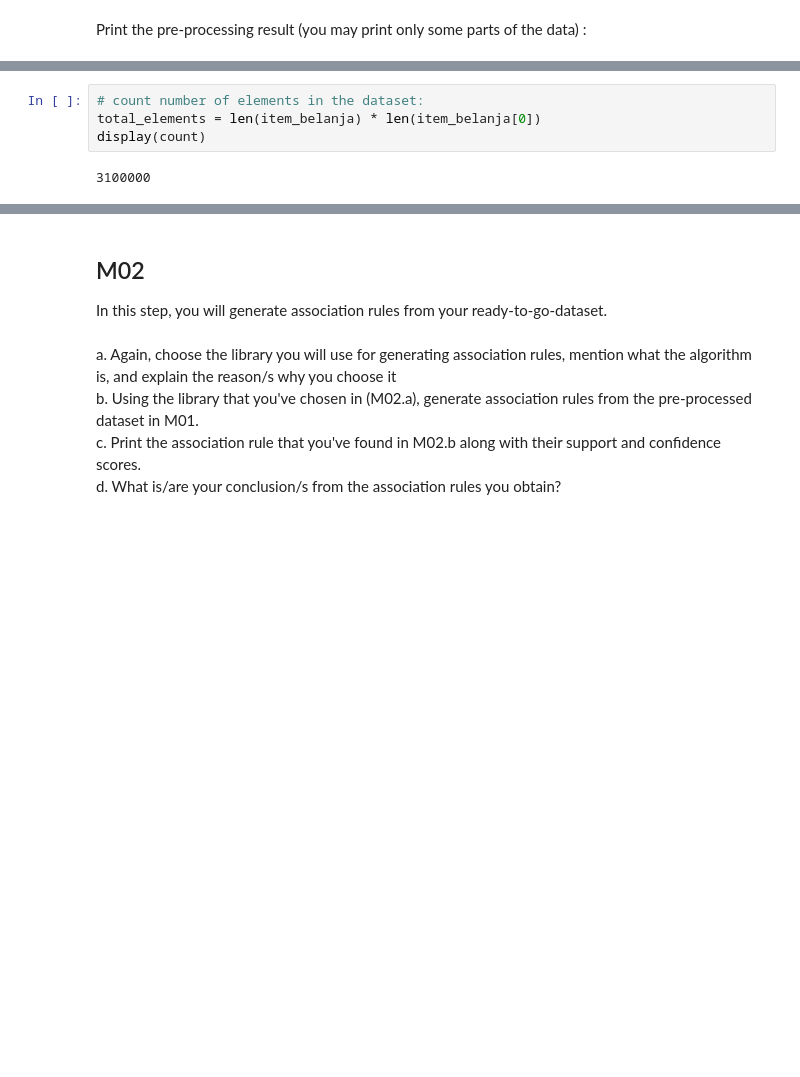
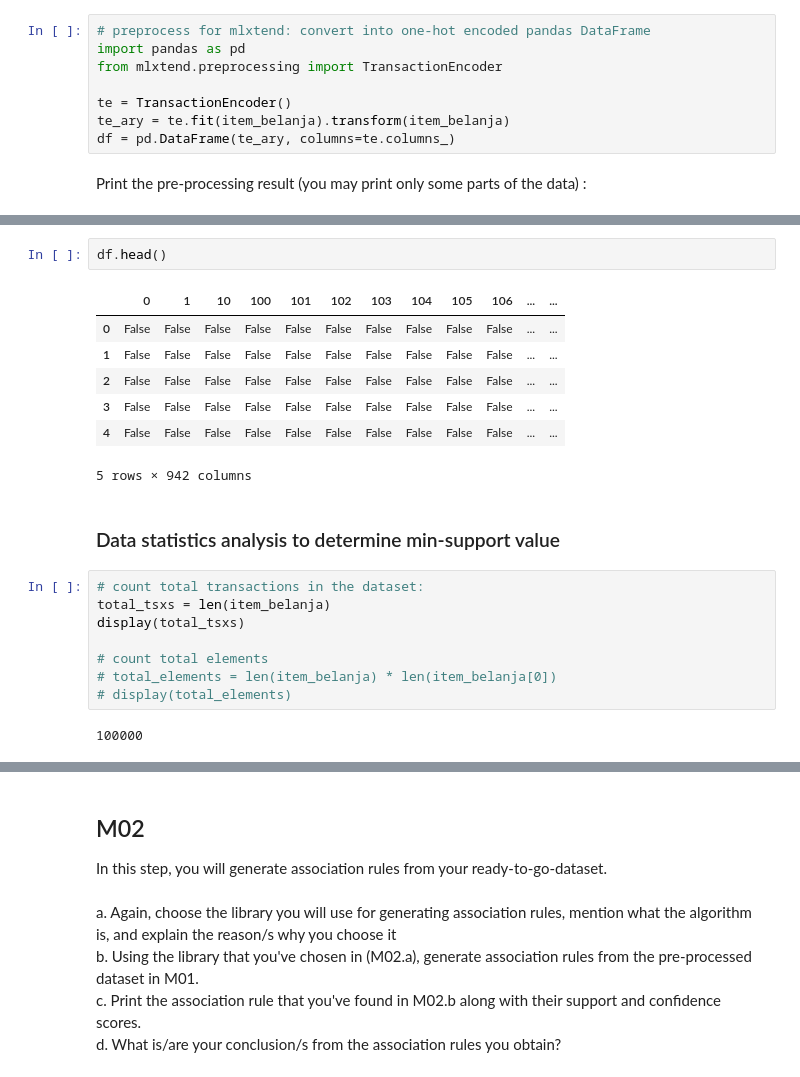
Before and after one commit to Kumaken/data-science-and-data-mining, a Jupyter notebook: Hands-ons/W7/W07_13517068_Abel_Stanley.ipynb, the cells around one changed output, grey strips where cells are left out. Drawn from its saved outputs; the diff is of its cells as text; blank space fills up the shorter version.

```diff
--- a/Hands-ons/W7/W07_13517068_Abel_Stanley.ipynb
+++ b/Hands-ons/W7/W07_13517068_Abel_Stanley.ipynb
@@ -36,3 +33,11 @@ for i in range(0, df.shape[0]):
+# %%
+# preprocess for mlxtend: convert into one-hot encoded pandas DataFrame
+import pandas as pd
+from mlxtend.preprocessing import TransactionEncoder
+
+te = TransactionEncoder()
+te_ary = te.fit(item_belanja).transform(item_belanja)
+df = pd.DataFrame(te_ary, columns=te.columns_)
 # %% [markdown]
 Print the pre-processing result (you may print only some parts of the data) :
 # %%
@@ -58,9 +63,25 @@ item_belanja
+# %%
+df.head()
+# %% [output]
+|  | 0 | 1 | 10 | 100 | 101 | 102 | 103 | 104 | 105 | 106 | ... | ... |
+| 0 | False | False | False | False | False | False | False | False | False | False | ... | ... |
+| 1 | False | False | False | False | False | False | False | False | False | False | ... | ... |
+| 2 | False | False | False | False | False | False | False | False | False | False | ... | ... |
+| 3 | False | False | False | False | False | False | False | False | False | False | ... | ... |
+| 4 | False | False | False | False | False | False | False | False | False | False | ... | ... |
+5 rows × 942 columns
+# %% [markdown]
+### Data statistics analysis to determine min-support value
 # %%
-# count number of elements in the dataset:
-total_elements = len(item_belanja) * len(item_belanja[0])
-display(count)
+# count total transactions in the dataset:
+total_tsxs = len(item_belanja)
+display(total_tsxs)
+
+# count total elements
+# total_elements = len(item_belanja) * len(item_belanja[0])
+# display(total_elements)
 # %% [output]
-3100000
+100000
 # %%
 # Count number of occurences of every value in the dataset
 from collections import Counter
```
Also changed, not shown: parts of 31 cells of this notebook.
